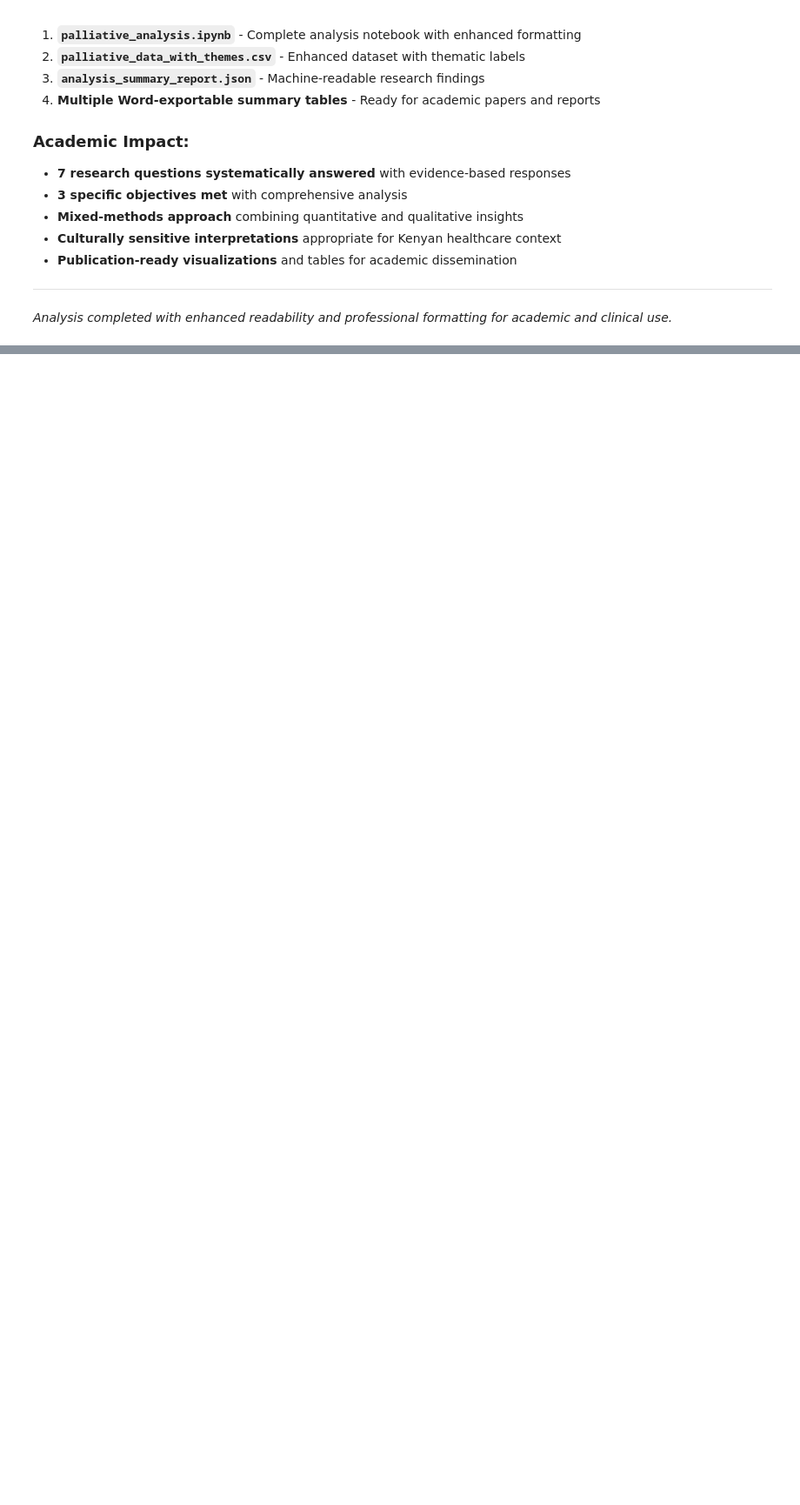
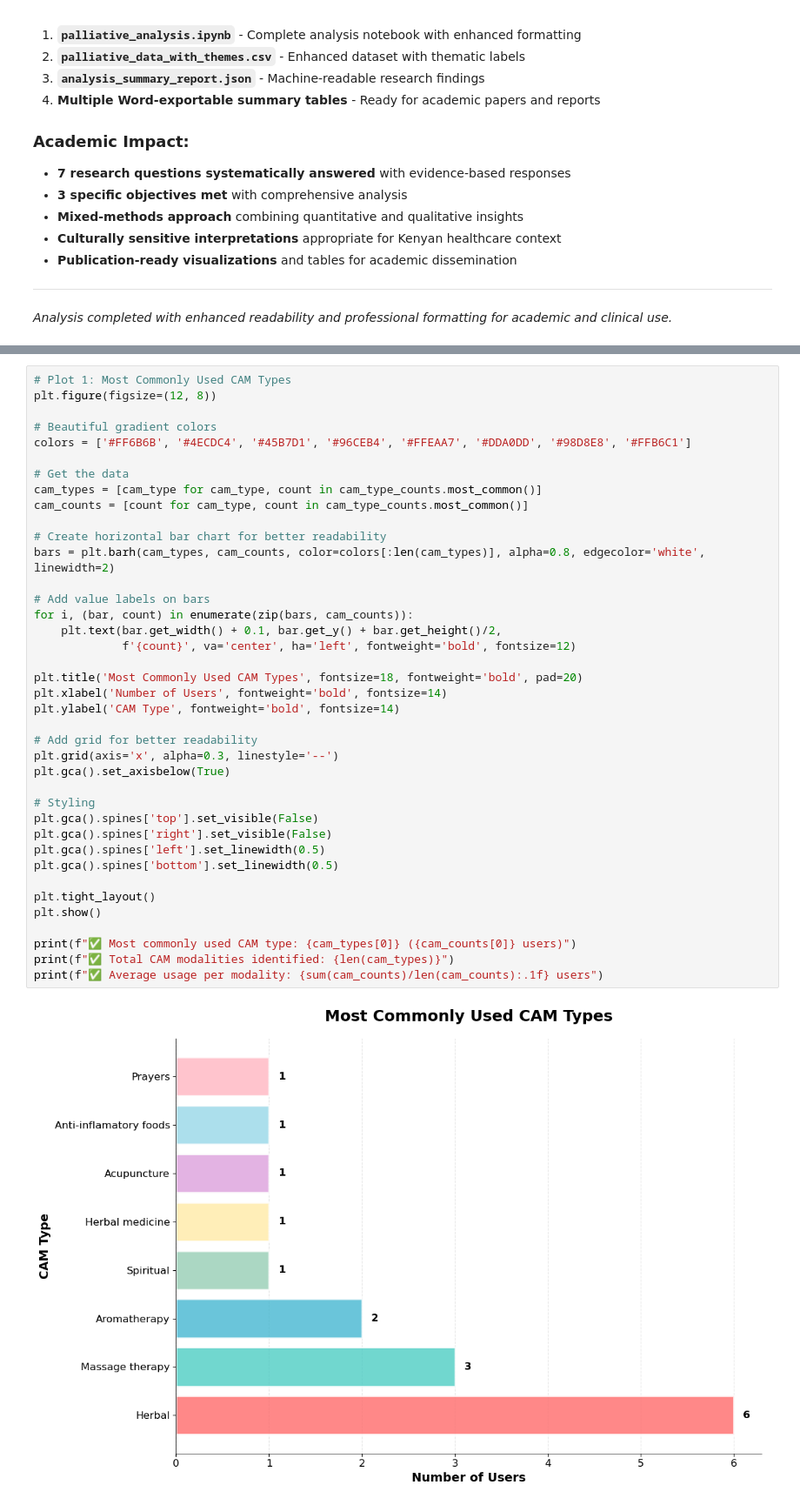
Before and after one commit to MadScie254/Palliative_Analysis, a Jupyter notebook: palliative_analysis.ipynb, the cells around one changed output, grey strips where cells are left out. Shown at 87% size. Saved outputs shown, nothing was run; the diff lists cells and outputs as text; blank space fills up the shorter version.

```diff
--- a/palliative_analysis.ipynb
+++ b/palliative_analysis.ipynb
@@ -3150,0 +3155,41 @@ This mixed-methods analysis of 13 palliative care patients at Kenyatta National
+# %%
+# Plot 1: Most Commonly Used CAM Types
+plt.figure(figsize=(12, 8))
+
+# Beautiful gradient colors
+colors = ['#FF6B6B', '#4ECDC4', '#45B7D1', '#96CEB4', '#FFEAA7', '#DDA0DD', '#98D8E8', '#FFB6C1']
+
+# Get the data
+cam_types = [cam_type for cam_type, count in cam_type_counts.most_common()]
+cam_counts = [count for cam_type, count in cam_type_counts.most_common()]
+
+# Create horizontal bar chart for better readability
+bars = plt.barh(cam_types, cam_counts, color=colors[:len(cam_types)], alpha=0.8, edgecolor='white', linewidth=2)
+
+# Add value labels on bars
+for i, (bar, count) in enumerate(zip(bars, cam_counts)):
+    plt.text(bar.get_width() + 0.1, bar.get_y() + bar.get_height()/2,
+             f'{count}', va='center', ha='left', fontweight='bold', fontsize=12)
+
+plt.title('Most Commonly Used CAM Types', fontsize=18, fontweight='bold', pad=20)
+plt.xlabel('Number of Users', fontweight='bold', fontsize=14)
+plt.ylabel('CAM Type', fontweight='bold', fontsize=14)
+
+# Add grid for better readability
+plt.grid(axis='x', alpha=0.3, linestyle='--')
+plt.gca().set_axisbelow(True)
+
+# Styling
+plt.gca().spines['top'].set_visible(False)
+plt.gca().spines['right'].set_visible(False)
+plt.gca().spines['left'].set_linewidth(0.5)
+plt.gca().spines['bottom'].set_linewidth(0.5)
+
+plt.tight_layout()
+plt.show()
+
+print(f"✅ Most commonly used CAM type: {cam_types[0]} ({cam_counts[0]} users)")
+print(f"✅ Total CAM modalities identified: {len(cam_types)}")
+print(f"✅ Average usage per modality: {sum(cam_counts)/len(cam_counts):.1f} users")
+# %% [output]
+[figure, added]
```
Also changed, not shown: parts of 10 cells of this notebook, 6 other files.
